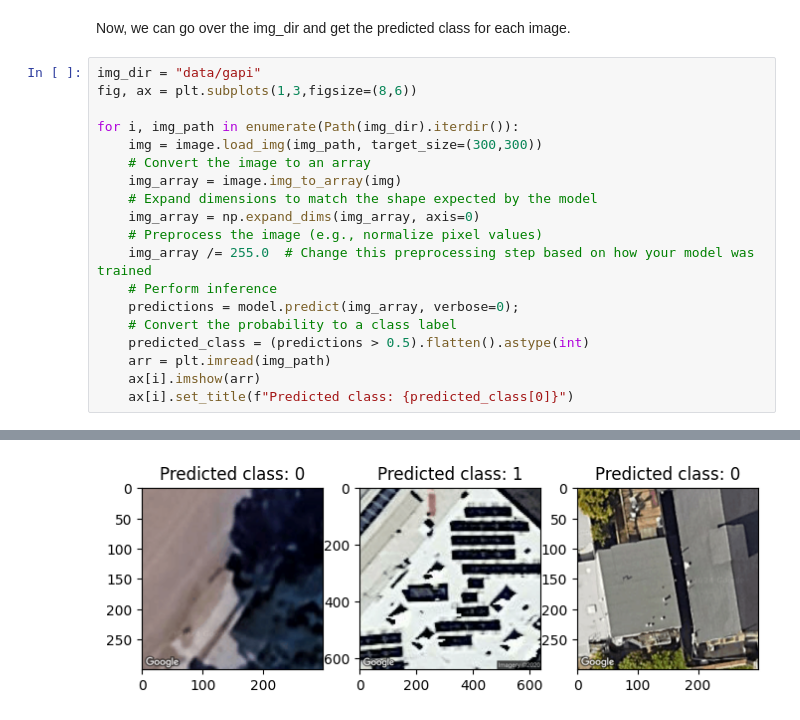
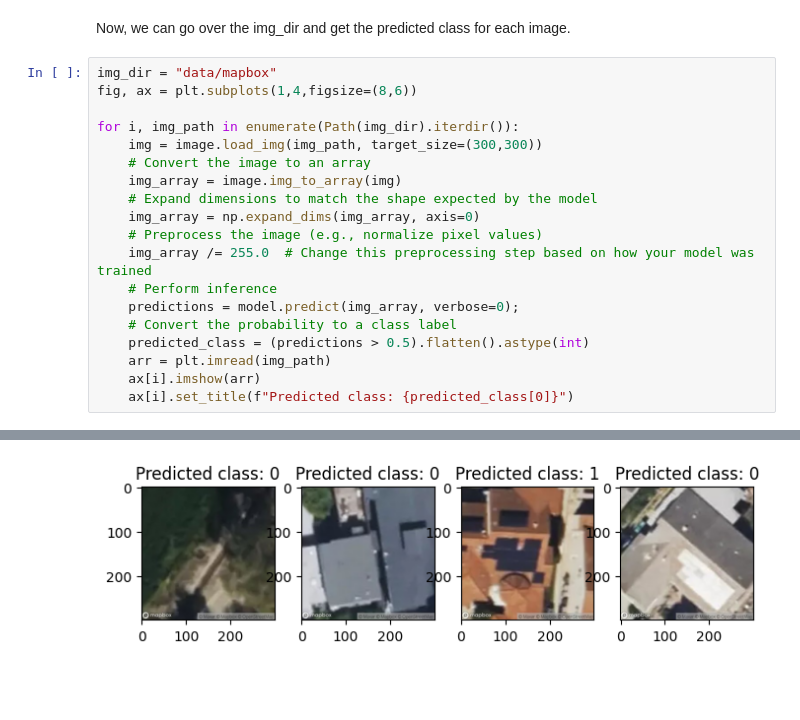
Before and after one commit to layla-tadjpour/solar-model, a Jupyter notebook: solar_model_inference.ipynb, the cells around one changed output, grey strips where cells are left out. Drawn from its saved outputs; the diff is of its cells as text; blank space fills up the shorter version.

Commit message:
add mapbox api code and images

```diff
--- a/solar_model_inference.ipynb
+++ b/solar_model_inference.ipynb
@@ -165,8 +207,8 @@ Map image downloaded successfully.
 # %% [markdown]
 Now, we can go over the img_dir and get the predicted class for each image.
 # %%
-img_dir = "data/gapi"
-fig, ax = plt.subplots(1,3,figsize=(8,6))
+img_dir = "data/mapbox"
+fig, ax = plt.subplots(1,4,figsize=(8,6))
 
 for i, img_path in enumerate(Path(img_dir).iterdir()):
     img = image.load_img(img_path, target_size=(300,300))
@@ -188 +229 @@ for i, img_path in enumerate(Path(img_dir).iterdir()):
-[figure, old version]
+[figure, new version]
```
Also changed, not shown: parts of 8 cells of this notebook, 5 other files.
